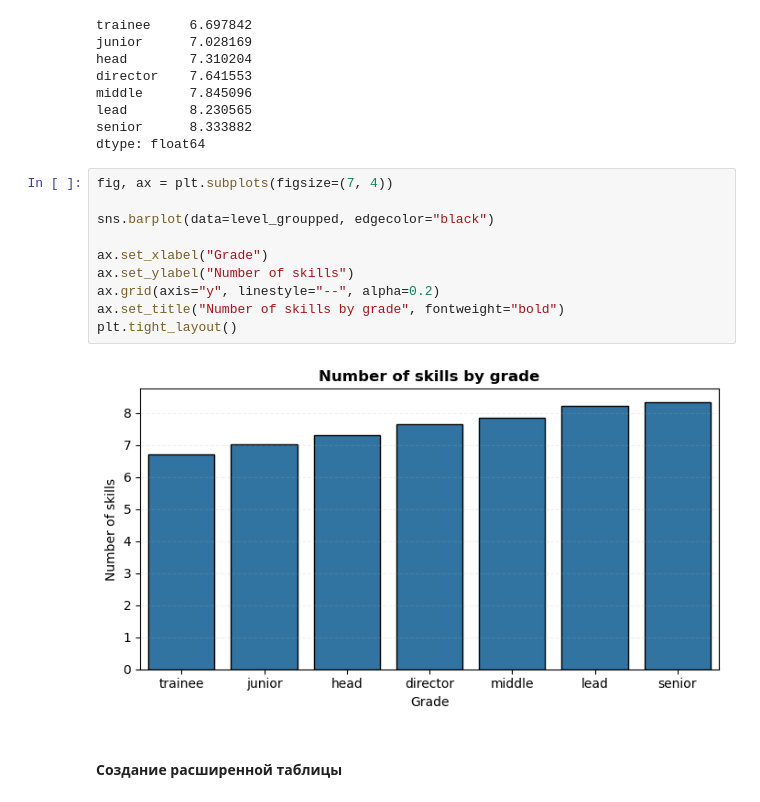
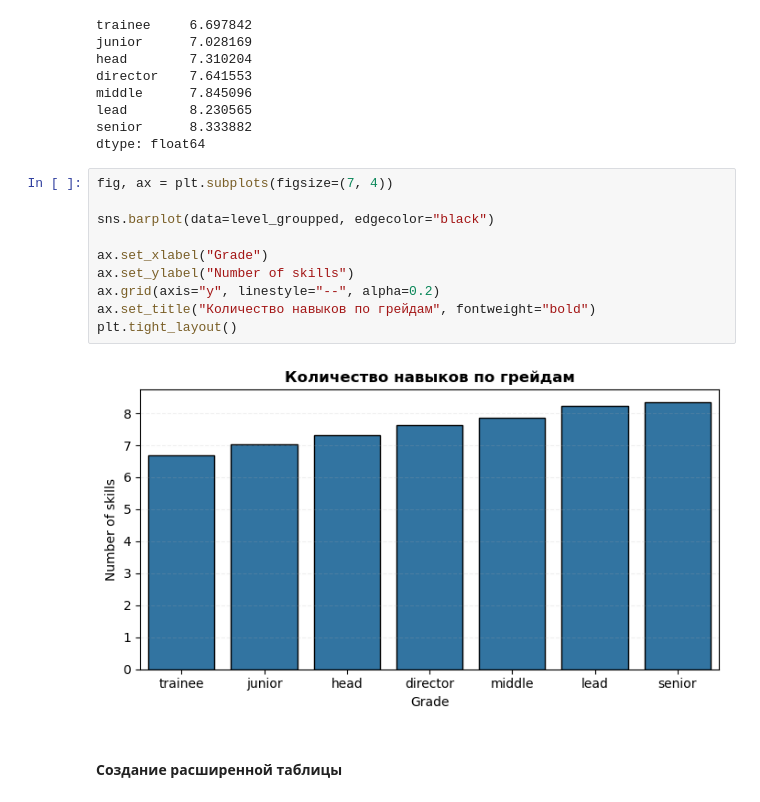
Before and after one commit to kmvitik/smadimo_group_project_2_scraping_api, a Jupyter notebook: skills_hirihy.ipynb, the cells around one changed output. Saved outputs shown, nothing was run; the diff lists cells and outputs as text.

```diff
--- a/skills_hirihy.ipynb
+++ b/skills_hirihy.ipynb
@@ -119,15 +119,15 @@ dtype: float64
 # %%
 fig, ax = plt.subplots(figsize=(7, 4))
 
 sns.barplot(data=level_groupped, edgecolor="black")
 
 ax.set_xlabel("Grade")
 ax.set_ylabel("Number of skills")
 ax.grid(axis="y", linestyle="--", alpha=0.2)
-ax.set_title("Number of skills by grade", fontweight="bold")
+ax.set_title("Количество навыков по грейдам", fontweight="bold")
 plt.tight_layout()
 # %% [output]
-[figure, old version]
+[figure, new version]
 # %% [markdown]
 #### Создание расширенной таблицы
 # %% [markdown]
```
Also changed, not shown: parts of 2 cells of this notebook.
